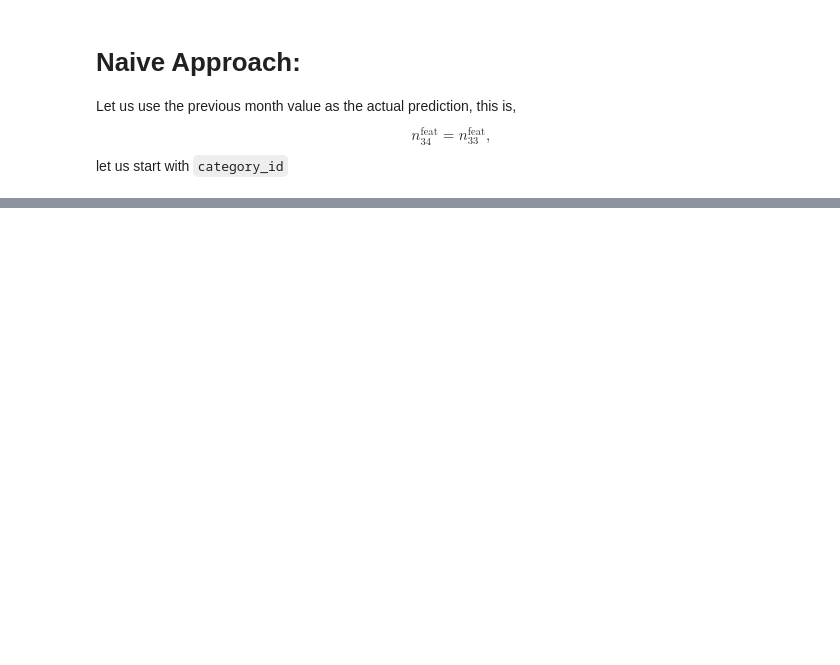
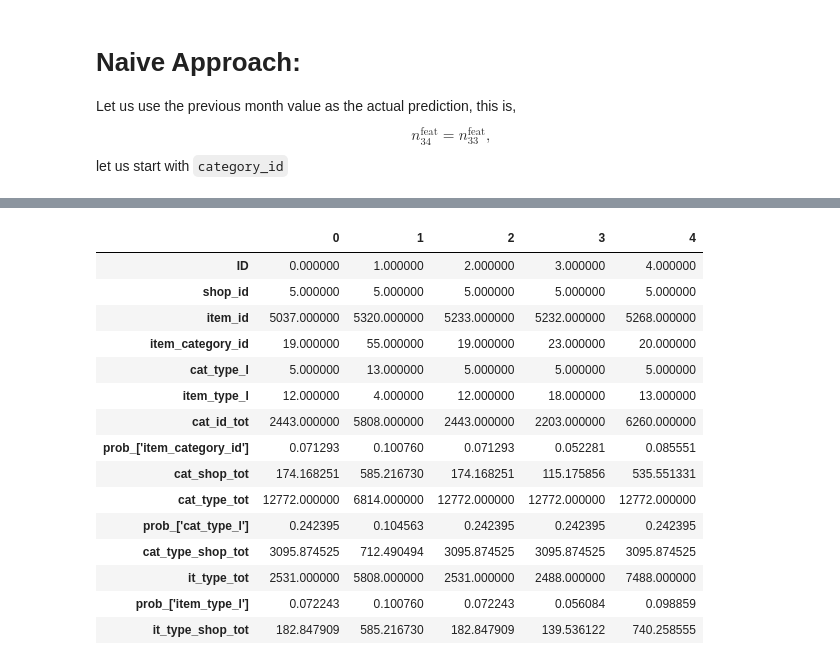
Before and after one commit to data-science-if-usp/kaggle, a Jupyter notebook: pablo/Predict Future Sales.ipynb, the cells around one changed output, grey strips where cells are left out. Cells and saved outputs as stored; diff of their text form; code cells hidden in the pictures; blank space fills up the shorter version.

```diff
--- a/pablo/Predict Future Sales.ipynb
+++ b/pablo/Predict Future Sales.ipynb
@@ -46,7 +46,7 @@ sales_train_df  = pd.read_csv(FOLDER + '/sales_train.csv.gz', compression = 'gzi
 sample_sub_df = pd.read_csv(FOLDER+'/sample_submission.csv.gz', compression = 'gzip')  # ['ID',item_cnt_month']
 test_df = pd.read_csv(FOLDER+'/test.csv.gz', compression = 'gzip',dtype={'ID': 'int32', 'shop_id': 'int32', 'item_id': 'int32'}) # [shop_id','item_id']
 # %%
-test_df = pd.read_csv(FOLDER+'/test.csv.gz', compression = 'gzip',dtype={'ID': 'int32', 'shop_id': 'int32', 'item_id': 'int32'}) # [shop_id','item_id']
+# test_df = pd.read_csv(FOLDER+'/test.csv.gz', compression = 'gzip',dtype={'ID': 'int32', 'shop_id': 'int32', 'item_id': 'int32'}) # [shop_id','item_id']
 # %%
 test_df.head()
 # %% [output]
@@ -392,2 +386,4 @@ test.head().T
 # %%
 cat_id_month_totals = cat_id_month_totals.rename(columns = {'item_cnt_day': 'cat_id_tot'})
+cat_type_month_totals = cat_type_month_totals.rename(columns = {'item_cnt_day': 'cat_type_tot'})
+item_type_month_totals = item_type_month_totals.rename(columns = {'item_cnt_day': 'it_type_tot'})
@@ -414,0 +390,6 @@ test.describe()
+# %%
+#take last month for each category
+last_month_cat = cat_id_month_totals[cat_id_month_totals['date_block_num']== 33]
+last_month_cat_type = cat_type_month_totals[cat_type_month_totals['date_block_num']== 33]
+last_month_it_type = item_type_month_totals[item_type_month_totals['date_block_num']== 33]
+last_month_it_type.head()
@@ -414,0 +403,8 @@ test.describe()
+# %%
+# month_cat_id[month_cat_id['date_block_num']==33]
+# month_cat_id[(month_cat_id['shop_id']==2) & (month_cat_id['item_category_id']==19)]['prob_[\'item_category_id\']'].plot()
+last_month_prob_cat_id = month_cat_id[month_cat_id['date_block_num']==33]
+last_month_prob_cat_type = month_cat_type[month_cat_type['date_block_num']==33]
+last_month_prob_item_type = month_item_type[month_item_type['date_block_num']==33]
+
+last_month_prob_item_type.head()
@@ -414,0 +418,41 @@ test.describe()
+# %%
+# category_id
+test_cat = test.merge(last_month_cat, on =['item_category_id'], how='left')\
+.merge(last_month_prob_cat_id, on=['shop_id','item_category_id'], how='left', suffixes = ['','_'])
+
+test_cat = test_cat.drop(['date_block_num', 'date_block_num_','cat_type_l_','item_type_l_'], axis =1)
+test_cat['cat_shop_tot'] = test_cat['cat_id_tot'] * test_cat['prob_[\'item_category_id\']']
+
+# category type
+test_cat = test_cat.merge(last_month_cat_type, on =['cat_type_l'], how='left')\
+.merge(last_month_prob_cat_type, on=['shop_id','cat_type_l'], how='left', suffixes = ['','_'])
+
+test_cat = test_cat.drop(['date_block_num', 'date_block_num_'], axis =1)
+test_cat['cat_type_shop_tot'] = test_cat['cat_type_tot'] * test_cat['prob_[\'cat_type_l\']']
+
+#item_type
+test_cat = test_cat.merge(last_month_it_type, on =['item_type_l'], how='left', suffixes=('','_'))\
+ .merge(last_month_prob_item_type, on=['shop_id','item_type_l'], how='left', suffixes = ['','_'])
+
+test_cat = test_cat.drop(['date_block_num', 'date_block_num_'], axis =1)
+test_cat['it_type_shop_tot'] = test_cat['it_type_tot'] * test_cat['prob_[\'item_type_l\']']
+
+
+test_cat.head().T
+# %% [output]
+|  | 0 | 1 | 2 | 3 | 4 |
+| ID | 0.000000 | 1.000000 | 2.000000 | 3.000000 | 4.000000 |
+| shop_id | 5.000000 | 5.000000 | 5.000000 | 5.000000 | 5.000000 |
+| item_id | 5037.000000 | 5320.000000 | 5233.000000 | 5232.000000 | 5268.000000 |
+| item_category_id | 19.000000 | 55.000000 | 19.000000 | 23.000000 | 20.000000 |
+| cat_type_l | 5.000000 | 13.000000 | 5.000000 | 5.000000 | 5.000000 |
+| item_type_l | 12.000000 | 4.000000 | 12.000000 | 18.000000 | 13.000000 |
+| cat_id_tot | 2443.000000 | 5808.000000 | 2443.000000 | 2203.000000 | 6260.000000 |
+| prob_['item_category_id'] | 0.071293 | 0.100760 | 0.071293 | 0.052281 | 0.085551 |
+| cat_shop_tot | 174.168251 | 585.216730 | 174.168251 | 115.175856 | 535.551331 |
+| cat_type_tot | 12772.000000 | 6814.000000 | 12772.000000 | 12772.000000 | 12772.000000 |
+| prob_['cat_type_l'] | 0.242395 | 0.104563 | 0.242395 | 0.242395 | 0.242395 |
+| cat_type_shop_tot | 3095.874525 | 712.490494 | 3095.874525 | 3095.874525 | 3095.874525 |
+| it_type_tot | 2531.000000 | 5808.000000 | 2531.000000 | 2488.000000 | 7488.000000 |
+| prob_['item_type_l'] | 0.072243 | 0.100760 | 0.072243 | 0.056084 | 0.098859 |
+| it_type_shop_tot | 182.847909 | 585.216730 | 182.847909 | 139.536122 | 740.258555 |
```
Also changed, not shown: parts of 19 cells of this notebook, 1 other file.
